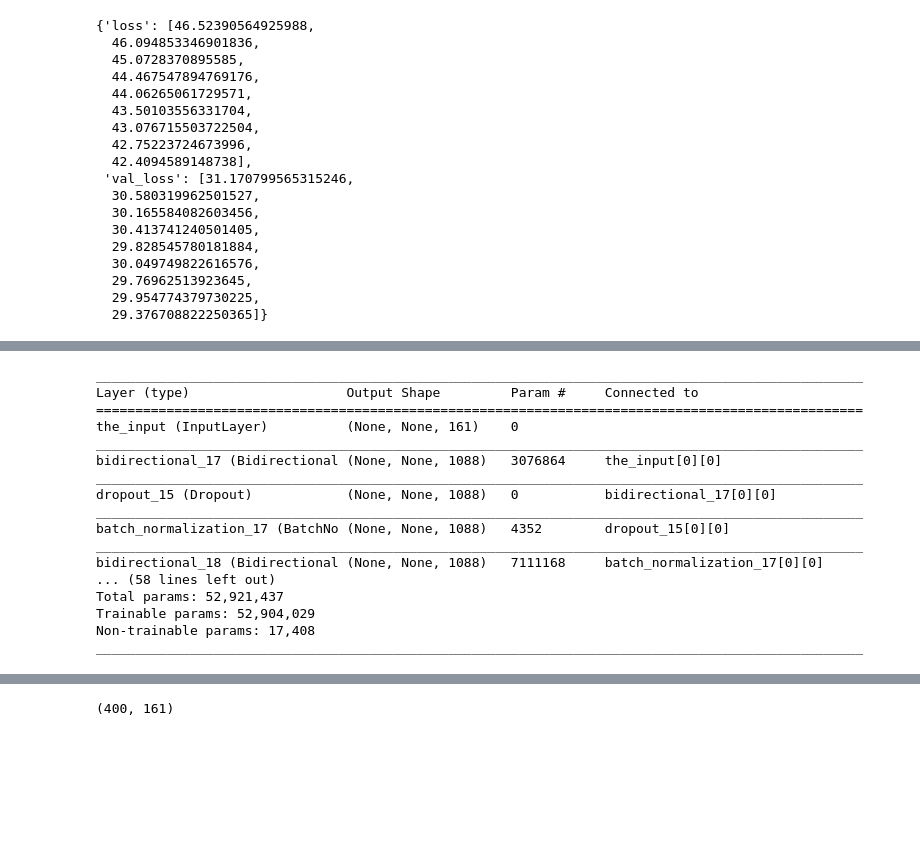
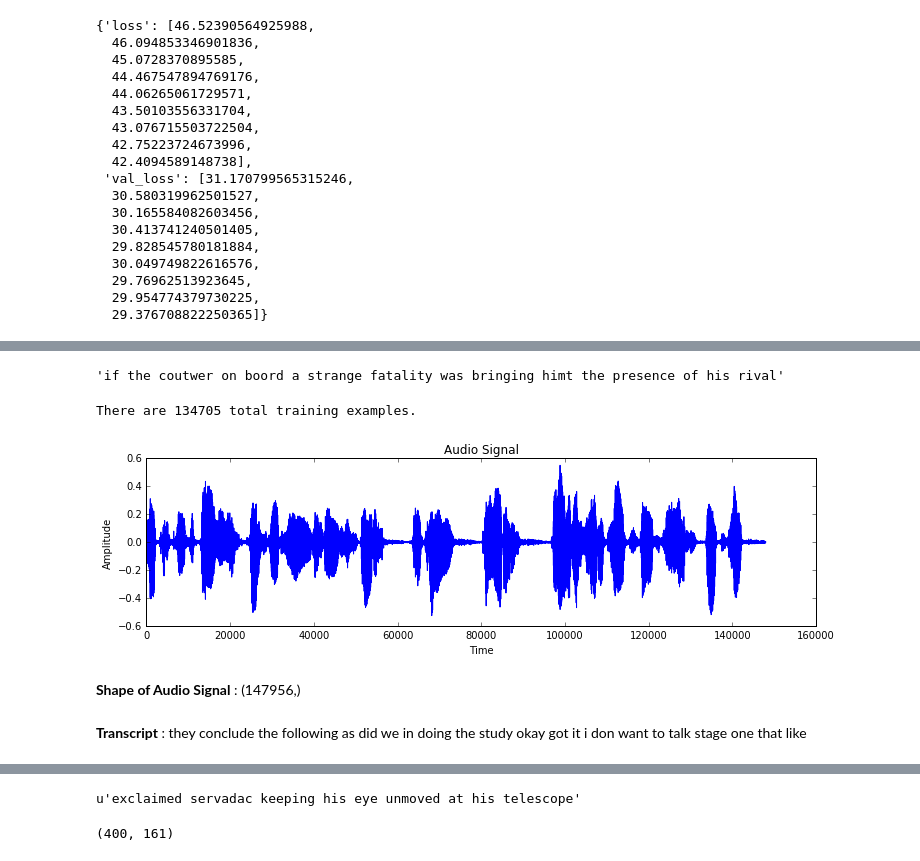
Before and after one commit to ChrisProgramming2018/NLP, a Jupyter notebook: projects/DNNSpeechRecognizer/new_try.ipynb, the cells around one changed output, grey strips where cells are left out. Drawn from its saved outputs; the diff is of its cells as text; code cells hidden in the pictures; blank space fills up the shorter version.

Commit message:
best model

```diff
--- a/projects/DNNSpeechRecognizer/new_try.ipynb
+++ b/projects/DNNSpeechRecognizer/new_try.ipynb
@@ -251,3 +284,7 @@ ValueError: The model expects 4  arrays, but only received one array. Found: arr
+# %%
+''.join(y_had)
+# %% [output]
+'if the coutwer on boord a strange fatality was bringing himt the presence of his rival'
 # %%
 # load the train and test data
 data_gen = AudioGenerator()
@@ -257,23 +294,19 @@ data_gen.load_validation_data()
 transcr = data_gen.valid_texts[1]
 audio_path = data_gen.valid_audio_paths[1]
 data_point = data_gen.normalize(data_gen.featurize(audio_path))
-# %%
-model.summary()
-# %% [output]
-__________________________________________________________________________________________________
-Layer (type)                    Output Shape         Param #     Connected to
-==================================================================================================
-the_input (InputLayer)          (None, None, 161)    0
-__________________________________________________________________________________________________
-bidirectional_17 (Bidirectional (None, None, 1088)   3076864     the_input[0][0]
-__________________________________________________________________________________________________
-dropout_15 (Dropout)            (None, None, 1088)   0           bidirectional_17[0][0]
-__________________________________________________________________________________________________
-batch_normalization_17 (BatchNo (None, None, 1088)   4352        dropout_15[0][0]
-__________________________________________________________________________________________________
-bidirectional_18 (Bidirectional (None, None, 1088)   7111168     batch_normalization_17[0][0]
-... (58 lines left out)
-Total params: 52,921,437
-Trainable params: 52,904,029
-Non-trainable params: 17,408
-__________________________________________________________________________________________________
+# %%
+# extract label and audio features for a single training example
+vis_text, vis_raw_audio, vis_mfcc_feature, vis_spectrogram_feature, vis_audio_path = vis_train_features(index=35)
+# plot audio signal
+plot_raw_audio(vis_raw_audio)
+# print length of audio signal
+display(Markdown('**Shape of Audio Signal** : ' + str(vis_raw_audio.shape)))
+# print transcript corresponding to audio clip
+display(Markdown('**Transcript** : ' + str(vis_text)))
+# play the audio file
+Audio(vis_audio_path)
+# %% [output]
+There are 134705 total training examples.
+[figure, added]
+**Shape of Audio Signal** : (147956,)
+**Transcript** : they conclude the following as did we in doing the study okay got it i don want to talk stage one that like
@@ -280,3 +314,7 @@ ________________________________________________________________________________
+# %%
+transcr
+# %% [output]
+u'exclaimed servadac keeping his eye unmoved at his telescope'
 # %%
 data_point.shape
 # %% [output]
```
Also changed, not shown: parts of 18 cells of this notebook.
